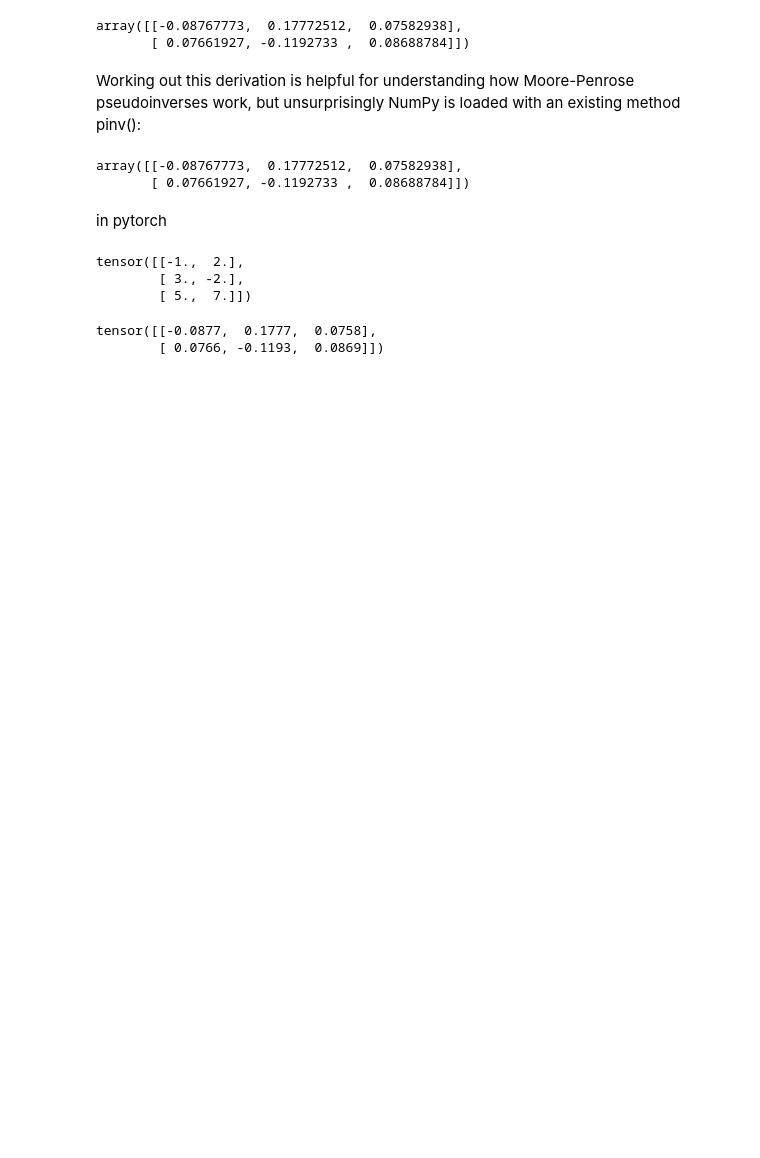
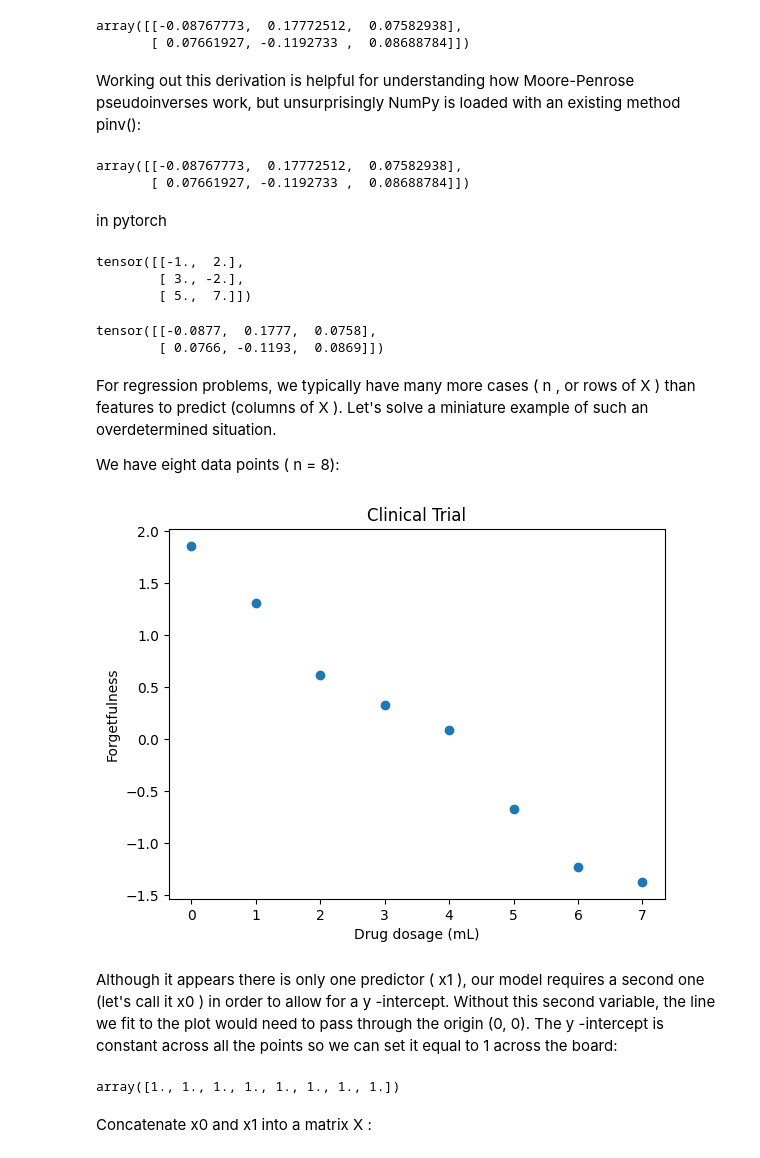
Before and after one commit to gungun2233/maths-for-ml, a Jupyter notebook: Pseudoinverse.ipynb, the cells around one changed output. Cells and saved outputs as stored; diff of their text form; code cells hidden in the pictures; blank space fills up the shorter version.

```diff
--- a/Pseudoinverse.ipynb
+++ b/Pseudoinverse.ipynb
@@ -98,3 +98,14 @@ torch.pinverse(A_p)
 # %% [output]
 tensor([[-0.0877,  0.1777,  0.0758],
         [ 0.0766, -0.1193,  0.0869]])
+# %% [markdown]
+For regression problems, we typically have many more cases ( n , or rows of  X ) than features to predict (columns of  X ). Let's solve a miniature example of such an overdetermined situation.
+
+We have eight data points ( n  = 8):
+# %%
+x1 = [0, 1, 2, 3, 4, 5, 6, 7.] # E.g.: Dosage of drug for treating Alzheimer's disease
+y = [1.86, 1.31, .62, .33, .09, -.67, -1.23, -1.37] # E.g.: Patient's "forgetfulness score"
+# %%
+title = 'Clinical Trial'
+xlabel = 'Drug dosage (mL)'
+ylabel = 'Forgetfulness'
@@ -100,0 +114,17 @@ tensor([[-0.0877,  0.1777,  0.0758],
+# %%
+fig, ax = plt.subplots()
+plt.title(title)
+plt.xlabel(xlabel)
+plt.ylabel(ylabel)
+_ = ax.scatter(x1, y)
+# %% [output]
+[figure, added]
+# %% [markdown]
+Although it appears there is only one predictor ( x1 ), our model requires a second one (let's call it  x0 ) in order to allow for a  y -intercept. Without this second variable, the line we fit to the plot would need to pass through the origin (0, 0). The  y -intercept is constant across all the points so we can set it equal to 1 across the board:
+# %%
+x0 = np.ones(8)
+x0
+# %% [output]
+array([1., 1., 1., 1., 1., 1., 1., 1.])
+# %% [markdown]
+Concatenate  x0  and  x1  into a matrix  X :
```
Also changed, not shown: parts of 10 cells of this notebook.
